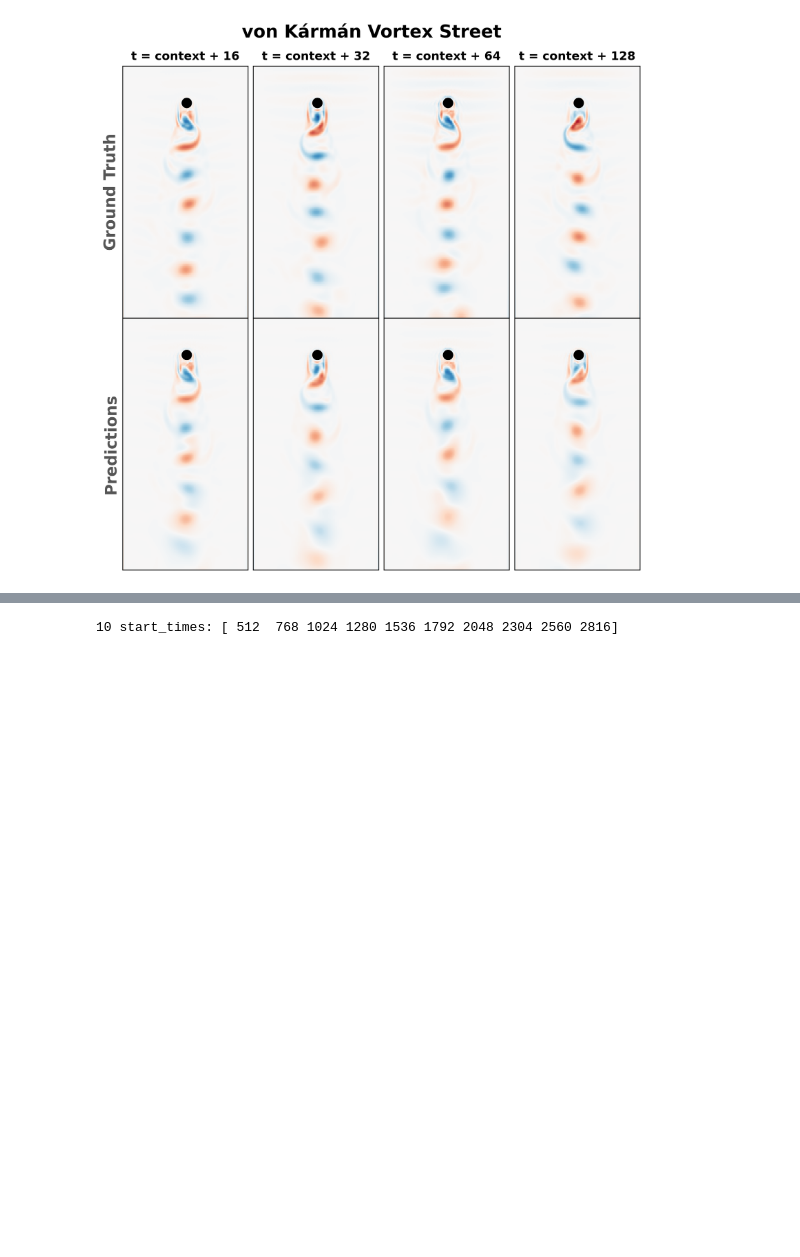
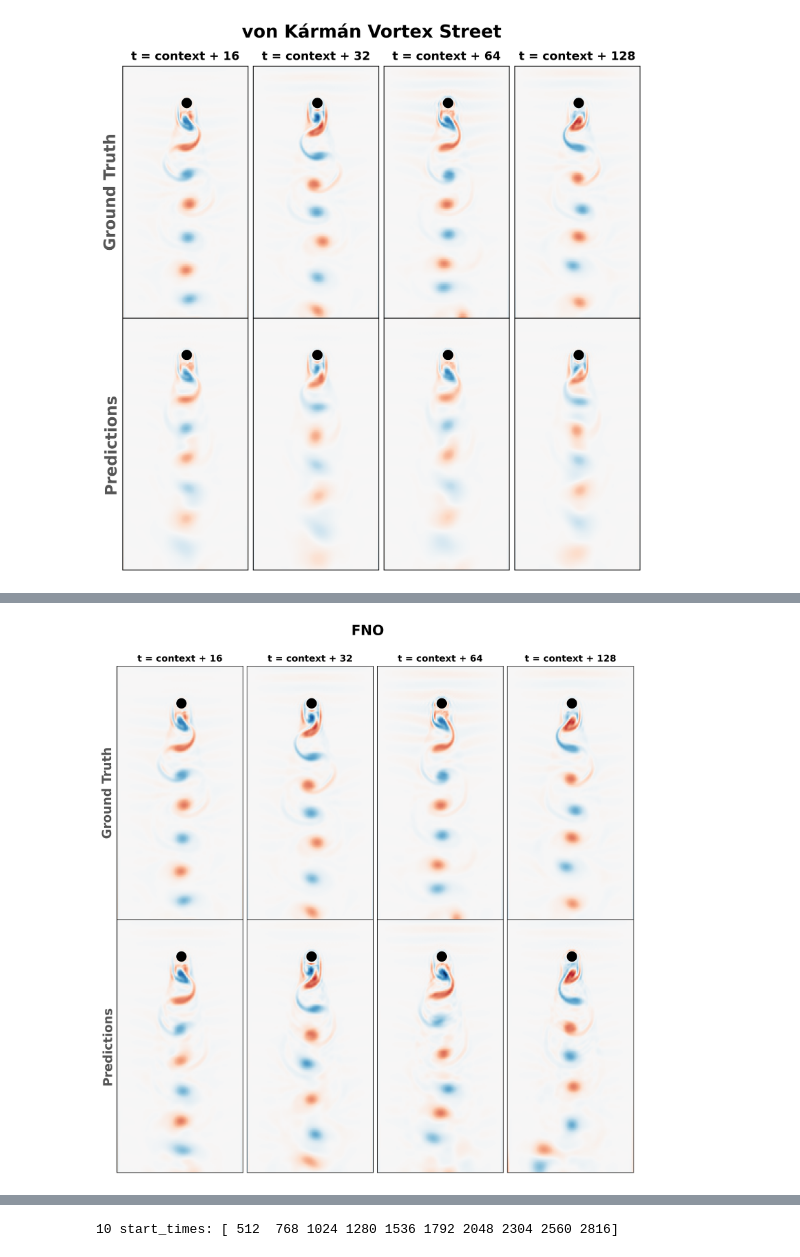
Before and after one commit to abao1999/panda, a Jupyter notebook: notebooks/vonkarman.ipynb, the cells around one changed output, grey strips where cells are left out. Cells and saved outputs as stored; diff of their text form; code cells hidden in the pictures; blank space fills up the shorter version.

```diff
--- a/notebooks/vonkarman.ipynb
+++ b/notebooks/vonkarman.ipynb
@@ -420,0 +382,12 @@ plot_predicted_flow(
+# %%
+fno_prediction = fno_rollout(strided_X[:context_length], prediction_length, operator, lookback, eigenvectors)
+plot_predicted_flow(
+    fno_prediction,
+    groundtruth,
+    time_indices=time_indices,
+    cmap_name="RdBu",
+    save_path=os.path.join(figs_save_dir, "von_karman_fno.pdf"),
+    suptitle="FNO",
+)
+# %% [output]
+[figure, added]
```
Also changed, not shown: parts of 41 cells of this notebook, 7 other files.
